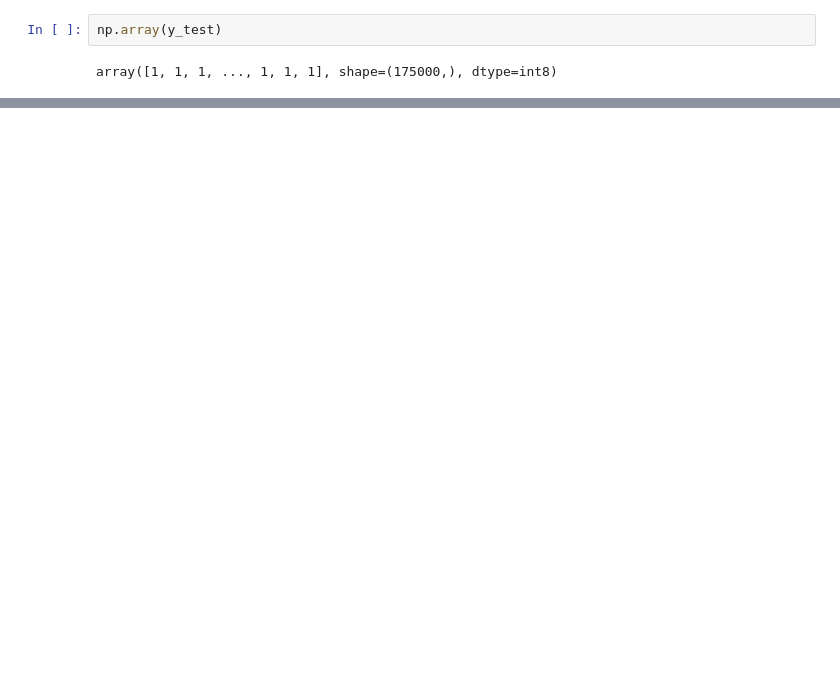
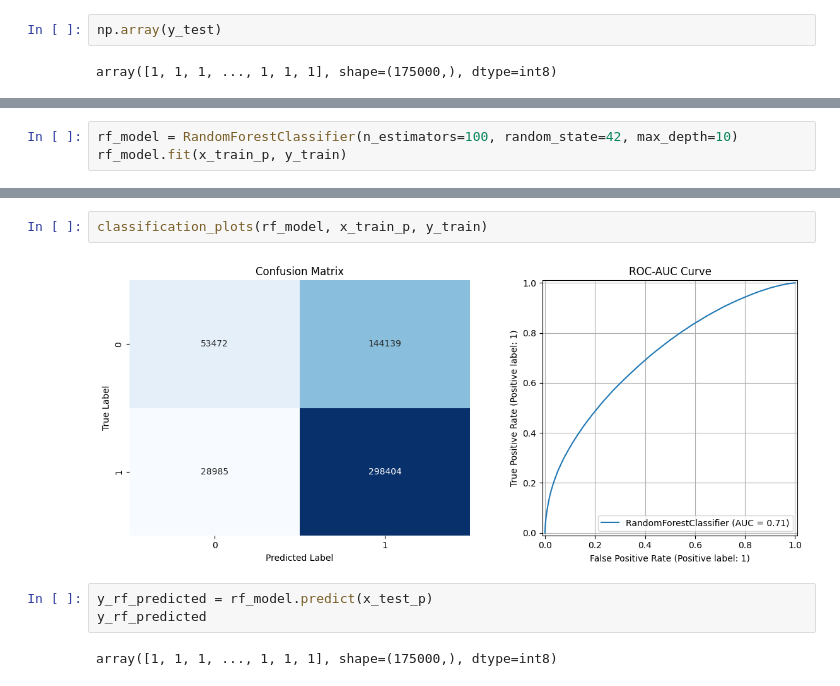
Before and after one commit to 0xV4h3/SmartCode, a Jupyter notebook: ML/Lessons/myNotes/DiabetesPrediction.ipynb, the cells around one changed output, grey strips where cells are left out. Drawn from its saved outputs; the diff is of its cells as text; blank space fills up the shorter version.

```diff
--- a/ML/Lessons/myNotes/DiabetesPrediction.ipynb
+++ b/ML/Lessons/myNotes/DiabetesPrediction.ipynb
@@ -434,0 +436,3 @@ classification_plots(dt_model, x_test_p, y_test)
+# %%
+rf_model = RandomForestClassifier(n_estimators=100, random_state=42, max_depth=10)
+rf_model.fit(x_train_p, y_train)
@@ -434,0 +460,9 @@ classification_plots(dt_model, x_test_p, y_test)
+# %%
+classification_plots(rf_model, x_train_p, y_train)
+# %% [output]
+[figure, added]
+# %%
+y_rf_predicted = rf_model.predict(x_test_p)
+y_rf_predicted
+# %% [output]
+array([1, 1, 1, ..., 1, 1, 1], shape=(175000,), dtype=int8)
```
Also changed, not shown: parts of 18 cells of this notebook.
